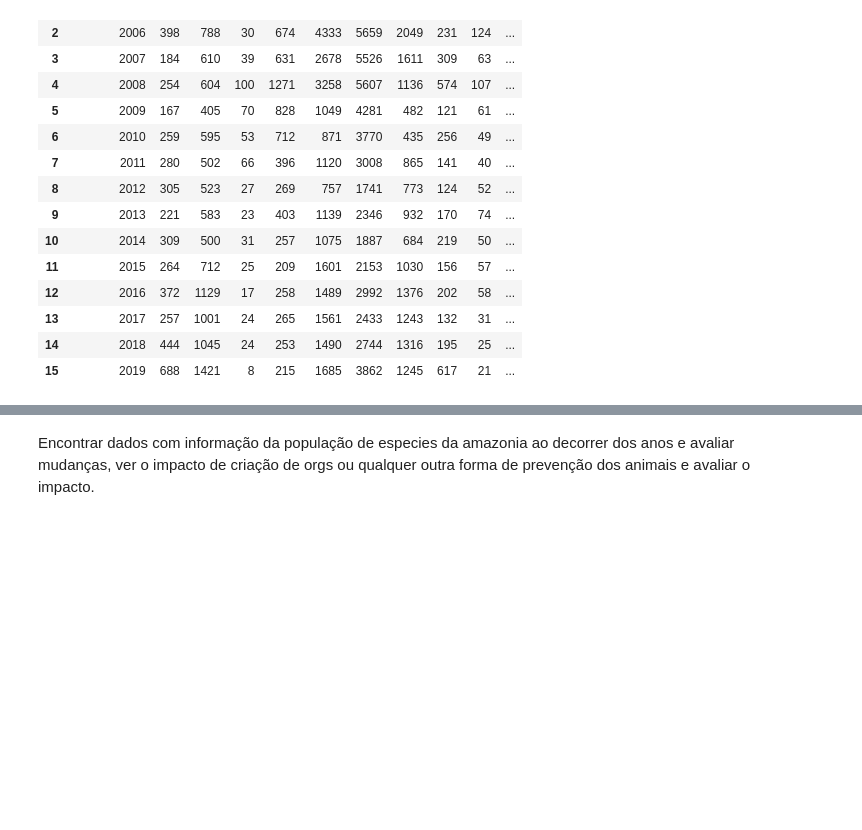
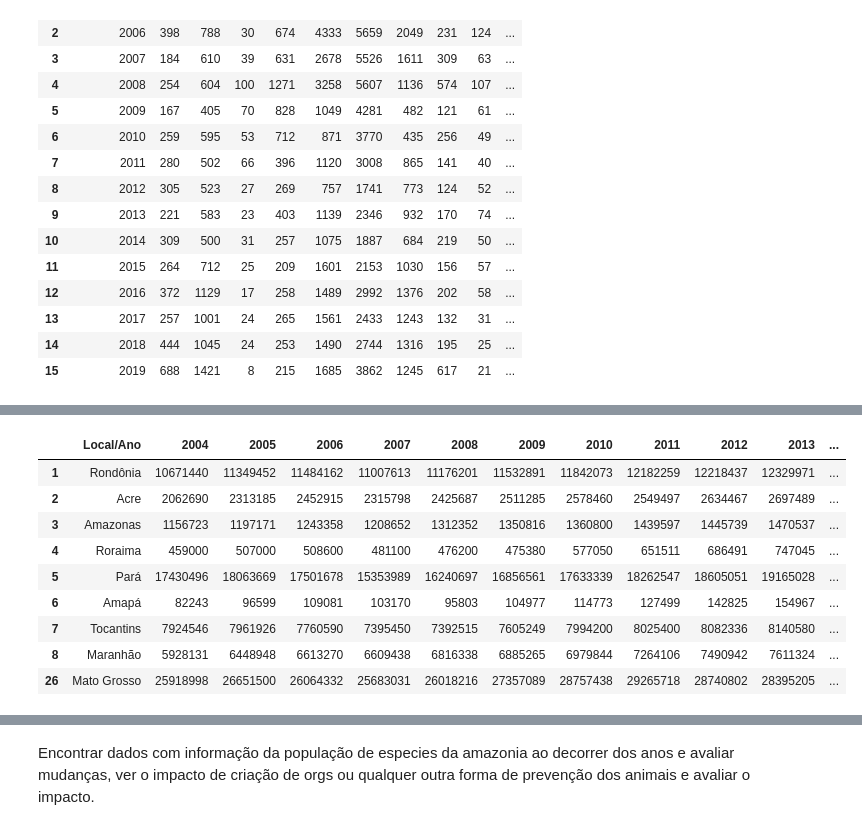
Before and after one commit to MatheusRobles/Projeto_Pandas, a Jupyter notebook: Analise_Exploratoria_Amazonia.ipynb, the cells around one changed output, grey strips where cells are left out. Cells and saved outputs as stored; diff of their text form; code cells hidden in the pictures; blank space fills up the shorter version.

```diff
--- a/Analise_Exploratoria_Amazonia.ipynb
+++ b/Analise_Exploratoria_Amazonia.ipynb
@@ -126,0 +172,15 @@ plt.show()
+# %%
+estados_Amazonia = ["Acre", "Amazonas", "Amapá", "Maranhão", "Mato Grosso", "Pará", "Rondônia", "Roraima", "Tocantins"]
+df_pecuaria = df_pecuaria.loc[df_pecuaria["Local/Ano"].isin(estados_Amazonia)]
+df_pecuaria
+# %% [output]
+|  | Local/Ano | 2004 | 2005 | 2006 | 2007 | 2008 | 2009 | 2010 | 2011 | 2012 | 2013 | ... |
+| 1 | Rondônia | 10671440 | 11349452 | 11484162 | 11007613 | 11176201 | 11532891 | 11842073 | 12182259 | 12218437 | 12329971 | ... |
+| 2 | Acre | 2062690 | 2313185 | 2452915 | 2315798 | 2425687 | 2511285 | 2578460 | 2549497 | 2634467 | 2697489 | ... |
+| 3 | Amazonas | 1156723 | 1197171 | 1243358 | 1208652 | 1312352 | 1350816 | 1360800 | 1439597 | 1445739 | 1470537 | ... |
+| 4 | Roraima | 459000 | 507000 | 508600 | 481100 | 476200 | 475380 | 577050 | 651511 | 686491 | 747045 | ... |
+| 5 | Pará | 17430496 | 18063669 | 17501678 | 15353989 | 16240697 | 16856561 | 17633339 | 18262547 | 18605051 | 19165028 | ... |
+| 6 | Amapá | 82243 | 96599 | 109081 | 103170 | 95803 | 104977 | 114773 | 127499 | 142825 | 154967 | ... |
+| 7 | Tocantins | 7924546 | 7961926 | 7760590 | 7395450 | 7392515 | 7605249 | 7994200 | 8025400 | 8082336 | 8140580 | ... |
+| 8 | Maranhão | 5928131 | 6448948 | 6613270 | 6609438 | 6816338 | 6885265 | 6979844 | 7264106 | 7490942 | 7611324 | ... |
+| 26 | Mato Grosso | 25918998 | 26651500 | 26064332 | 25683031 | 26018216 | 27357089 | 28757438 | 29265718 | 28740802 | 28395205 | ... |
```
Also changed, not shown: parts of 18 cells of this notebook.
